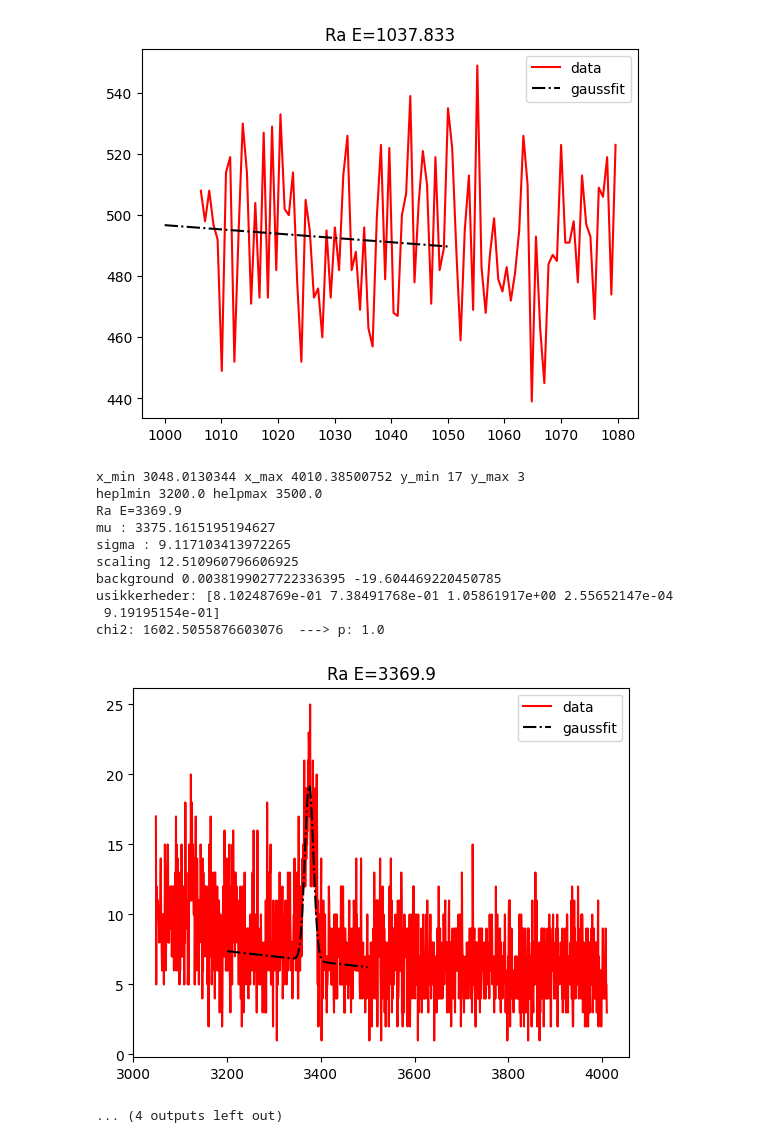
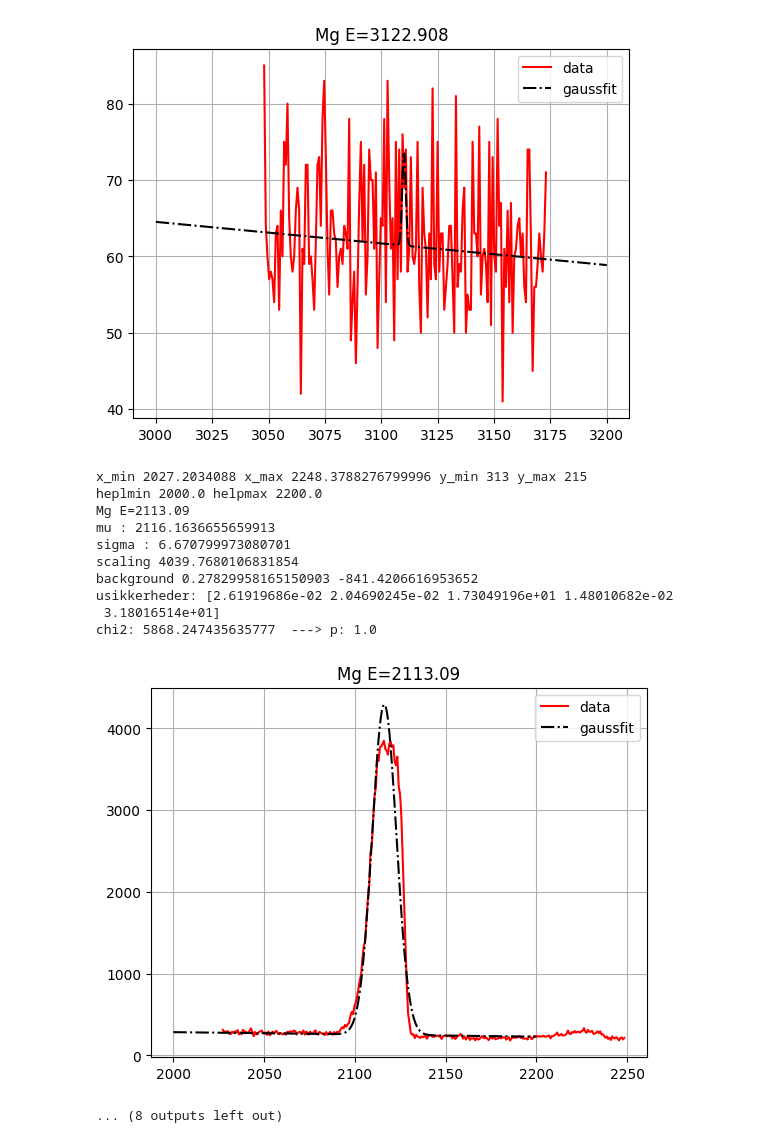
Before and after one commit to eragose/Manganese-experiment, a Jupyter notebook: Energy_jupiter.ipynb, the cells around one changed output. Cells and saved outputs as stored; diff of their text form; code cells hidden in the pictures.

```diff
--- a/Energy_jupiter.ipynb
+++ b/Energy_jupiter.ipynb
@@ -15,12 +15,12 @@ for i in range(5):
     file_name = f'Dag 2/Mg_data/Mg_1_maalning_dag2_ch000{i}.zip'
 
     # opening the zip file in READ mode
-    with ZipFile(file_name, 'r') as zip:
+    with ZipFile(file_name, 'r') as ti:
         # printing all the contents of the zip file
-        zip.printdir()
+        ti.printdir()
 
         # extracting all the files
-        zip.extractall()
+        ti.extractall()
 
 a = 0.73971712
 ae = 9.9e-7
@@ -131,10 +134,11 @@ def getChannel(name: str, data:tuple , lower_limit: int, upper_limit: int, x_1:i
     plt.legend()
 
     plt.title(name)
+    plt.grid()
     plt.show()
 
 
-    return [popt, perr]
+    return [popt, perr, name]
 # %%
 def t(x):
     return int(x/ a - b)
@@ -154,15 +158,13 @@ print(Mg1[1][t(2000):t(2100) ])
 # %%
 chs = []
-chs += [getChannel("Mg E=846.77", Mg1,  800, 1200,700,1000, [850, 10, 200])]
-chs += [getChannel("Mg E=2085.0", Mg1, 2700, 2840,2000,2100, [2085, 10, 200])]
-chs += [getChannel("Mg E=1238.27", Mg1, 1500, 1800,1100,1300, [1230, 10, 200])]
-chs += [getChannel("Mg E=2657.54", Mg1, 3000, 4000, 2500,2800, [2650, 10, 200])]
-chs += [getChannel("Mg E=1810.72", Mg1, 2300, 2600, 1750,1900,[1800, 10, 500])]
-chs += [getChannel("Mg E=2959.03", Mg1, 3800, 4100, 2900,3000, [2950, 10, 200])]
-chs += [getChannel("Mg E=3122.908", Mg1, 4100, 4270, 3000, 3200, [470, 10, 200])]
-chs += [getChannel("Ra E=2113.09", Mg1, 2720, 3020, 2000,2200, [2120, 10, 200])]
-chs += [getChannel("Ra E=1037.833", Mg1, 1340, 1440,1000,1050, [1040, 10, 200])]
-chs += [getChannel("Ra E=3369.9", Mg1, 4100, 5400,3200, 3500, [3360, 10, 200])]
-chs += [getChannel("Ra E=2523.06", Mg1, 3200, 3600,2400,2600, [2500, 10, 200])]
-chs += [getChannel("Ra E=2598.43", Mg1, 3450, 3500,2570,2600, [2590, 10, 200])]
+chs += [ getChannel("Mg E=1238.27", Mg1, 1500, 1800,1100,1300, [1230, 10, 200])]
+chs += [ getChannel("Mg E=2657.54", Mg1, 3000, 4000, 2500,2800, [2650, 50, 5000])]
+chs += [ getChannel("Mg E=1810.72", Mg1, 2300, 2600, 1750,1900,[1800, 10, 500])]
+chs += [ getChannel("Mg E=2959.03", Mg1, 3800, 4100, 2900,3000, [2950, 10, 200])]
+chs += [getChannel("Mg E=3122.908", Mg1, 4100, 4270, 3000, 3200, [3120, 10, 200])]
+chs += [ getChannel("Mg E=2113.09", Mg1, 2720, 3020, 2000,2200, [2120, 10, 200])]
+chs += [ getChannel("Mg E=1037.833", Mg1, 1340, 1440,1000,1050, [1040, 10, 200])]
+chs += [ getChannel("Mg E=3369.9", Mg1, 4100, 5400,3200, 3500, [3360, 10, 200])]
+chs += [ getChannel("Mg E=2523.06", Mg1, 3200, 3600,2400,2600, [2500, 10, 200])]
+chs += [ getChannel("Mg E=2598.43", Mg1, 3450, 3500,2570,2600, [2590, 10, 200])]
 # %% [output]
@@ -222,13 +225,13 @@ chi2: 104.40670016838756  ---> p: 1.0
-[figure, old version]
+[figure, new version]
-x_min 3048.0130344 x_max 4010.38500752 y_min 17 y_max 3
-heplmin 3200.0 helpmax 3500.0
-Ra E=3369.9
-mu : 3375.1615195194627
-sigma : 9.117103413972265
-scaling 12.510960796606925
-background 0.0038199027722336395 -19.604469220450785
-usikkerheder: [8.10248769e-01 7.38491768e-01 1.05861917e+00 2.55652147e-04
- 9.19195154e-01]
-chi2: 1602.5055876603076  ---> p: 1.0
+x_min 2027.2034088 x_max 2248.3788276799996 y_min 313 y_max 215
+heplmin 2000.0 helpmax 2200.0
+Mg E=2113.09
+mu : 2116.1636655659913
+sigma : 6.670799973080701
+scaling 4039.7680106831854
+background 0.27829958165150903 -841.4206616953652
+usikkerheder: [2.61919686e-02 2.04690245e-02 1.73049196e+01 1.48010682e-02
+ 3.18016514e+01]
+chi2: 5868.247435635777  ---> p: 1.0
-[figure, old version]
+[figure, new version]
-... (4 outputs left out)
+... (8 outputs left out)
```
Also changed, not shown: parts of 7 cells of this notebook.
